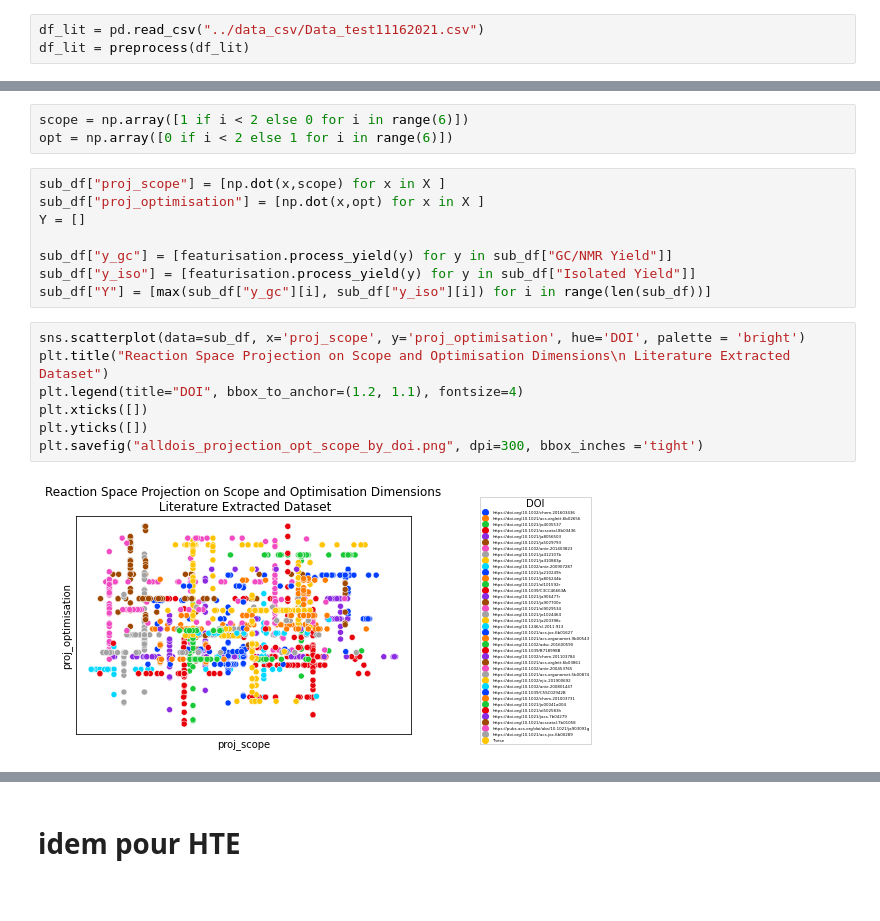
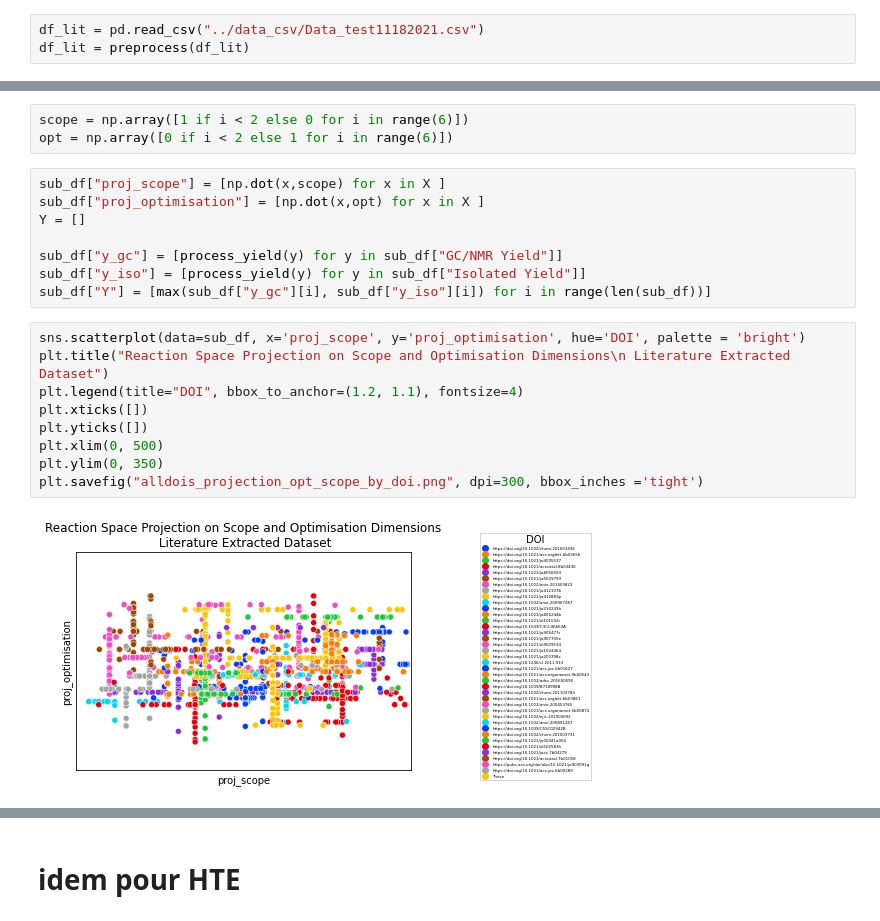
Before and after one commit to truejulosdu13/NiCOlit, a Jupyter notebook: HTE_vs_Literature/Visualisation_HTE_literature.ipynb, the cells around one changed output, grey strips where cells are left out. Drawn from its saved outputs; the diff is of its cells as text.

```diff
--- a/HTE_vs_Literature/Visualisation_HTE_literature.ipynb
+++ b/HTE_vs_Literature/Visualisation_HTE_literature.ipynb
@@ -10,6 +11,6 @@ from classic_descriptors.featurisation import one_hot_encoding
 from rdkit import Chem
 # %%
-df_lit = pd.read_csv("../data_csv/Data_test11162021.csv")
+df_lit = pd.read_csv("../data_csv/Data_test11182021.csv")
 df_lit = preprocess(df_lit)
 # %%
 df_lit["GC/NMR Yield"].unique()
@@ -235,18 +236,20 @@ sub_df["proj_scope"] = [np.dot(x,scope) for x in X ]
 sub_df["proj_optimisation"] = [np.dot(x,opt) for x in X ]
 Y = []
 
-sub_df["y_gc"] = [featurisation.process_yield(y) for y in sub_df["GC/NMR Yield"]]
-sub_df["y_iso"] = [featurisation.process_yield(y) for y in sub_df["Isolated Yield"]]
+sub_df["y_gc"] = [process_yield(y) for y in sub_df["GC/NMR Yield"]]
+sub_df["y_iso"] = [process_yield(y) for y in sub_df["Isolated Yield"]]
 sub_df["Y"] = [max(sub_df["y_gc"][i], sub_df["y_iso"][i]) for i in range(len(sub_df))]
 # %%
 sns.scatterplot(data=sub_df, x='proj_scope', y='proj_optimisation', hue='DOI', palette = 'bright')
 plt.title("Reaction Space Projection on Scope and Optimisation Dimensions\n Literature Extracted Dataset")
 plt.legend(title="DOI", bbox_to_anchor=(1.2, 1.1), fontsize=4)
 plt.xticks([])
 plt.yticks([])
+plt.xlim(0, 500)
+plt.ylim(0, 350)
 plt.savefig("alldois_projection_opt_scope_by_doi.png", dpi=300, bbox_inches ='tight')
 # %% [output]
-[figure, old version]
+[figure, new version]
 # %%
 doi_num = 4
 dois = sub_df["DOI"].unique()
```
Also changed, not shown: parts of 15 cells of this notebook, 13 other files.
